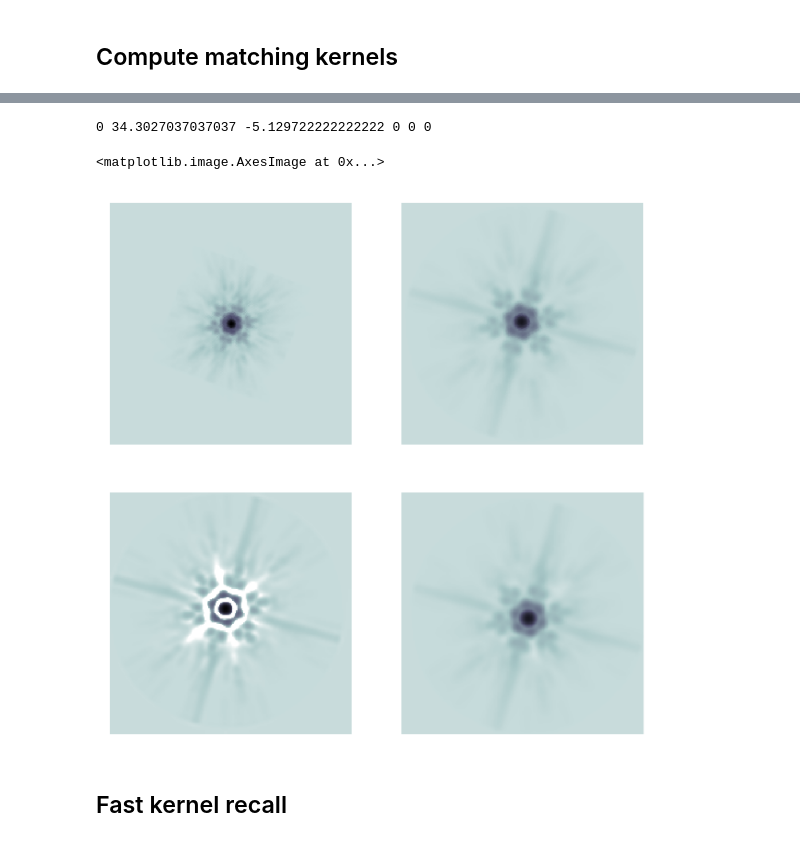
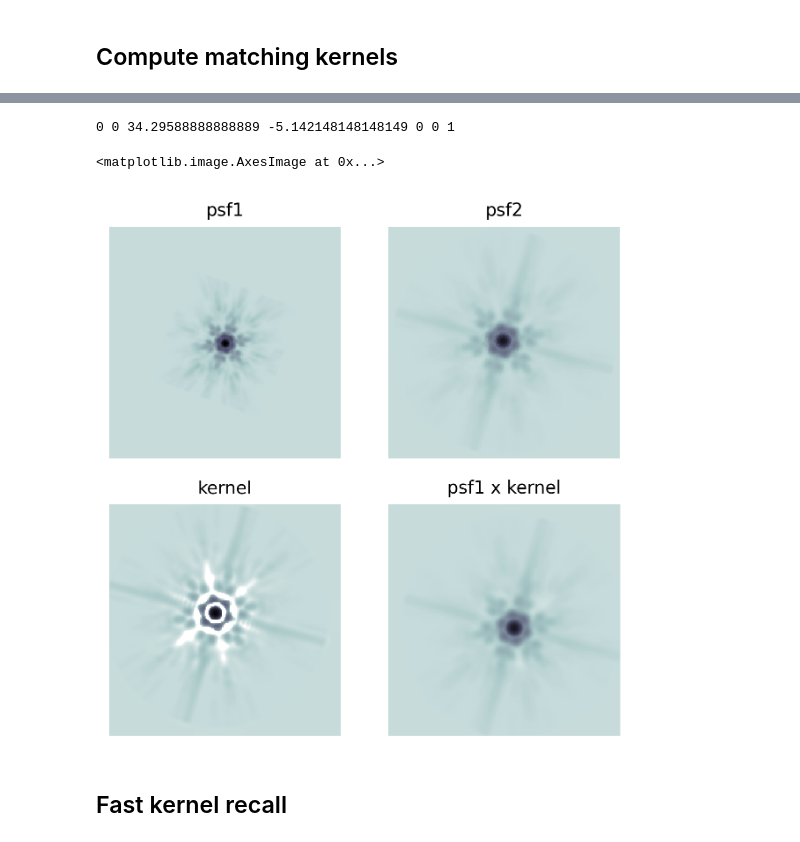
Before and after one commit to ivolabbe/mophongo, a Jupyter notebook: examples/make_kernels.ipynb, the cells around one changed output, grey strips where cells are left out. Drawn from its saved outputs; the diff is of its cells as text; code cells hidden in the pictures.

```diff
--- a/examples/make_kernels.ipynb
+++ b/examples/make_kernels.ipynb
@@ -2,15 +2,13 @@
 # PSF Matching Kernels
 # %%
 import numpy as np
+from pathlib import Path
 import matplotlib.pyplot as plt
-from pathlib import Path
-import importlib
+import matplotlib as mpl
+mpl.rcParams['font.size'] = 8
 
 from mophongo.psf_map import PSFRegionMap
-import mophongo.psf
-importlib.reload(mophongo.psf)
-from mophongo.psf import DrizzlePSF, PSF
-from astropy.io import fits
+from mophongo.psf import DrizzlePSF
 # %% [output]
 The following task in the stsci.skypac package can be run with TEAL:
                                     skymatch
@@ -129,40 +133,42 @@ from mophongo.templates import _convolve2d
 from astropy.io import fits
 
 # load region maps and associated psfs/kerneps if .fits files exist
-prm1  = PSFRegionMap.from_geojson('../data/uds-test_f444w_psf.geojson')
-prm2  = PSFRegionMap.from_geojson('../data/uds-test_f770w_psf.geojson')
-prmk  = PSFRegionMap.from_geojson('../data/uds-test_kernel_f444w_to_f770w.geojson')
+prm1  = PSFRegionMap.from_geojson('../data/uds-test-f444w_psf.geojson')
+prm2  = PSFRegionMap.from_geojson('../data/uds-test-f770w_psf.geojson')
+prmk  = PSFRegionMap.from_geojson('../data/uds-test-f444w_kernel_f770w.geojson')
 
 # test kernel lookup for region 0 by extracting the ra, dec, and region index
 i=0
 ra, dec = prmk.regions.loc[i].geometry.centroid.xy
 psf_index = prmk.regions.loc[i].psf_key
 
 # should give idx_k = 0, with idx_1 and idx_2 being the keys for the PSFs in prm1 and prm2
 idx_k  = prmk.lookup_key(ra[0], dec[0])
 idx_1, idx_2 = prmk.regions.loc[psf_index][['psf_key_1', 'psf_key_2']]
 print(i, psf_index, ra[0], dec[0], idx_k, idx_1, idx_2)
 
 # extract psfs and kernel at ra,dec for region i
 psf1 = prm1.psfs[idx_1]
 psf2 = prm2.psfs[idx_2]
 kernel = prmk.psfs[idx_k]
 
 # convolve PSF with kernel
 psf1c =  _convolve2d(psf1, kernel)
 
 kws = dict(vmin=-5.3, vmax=-1.5, cmap='bone_r', origin='lower', interpolation='nearest')
 fig, ax = plt.subplots(2,2)
 ax = ax.flatten()
-for a in ax: a.set_axis_off()
+for a,title in zip(ax,['psf1', 'psf2', 'kernel', 'psf1 x kernel']):
+    a.set_title(title)
+    a.set_axis_off()
 ax[0].imshow(np.log10(psf1+2e-5),**kws)
 ax[1].imshow(np.log10(psf2+2e-5),**kws)
 ax[2].imshow(np.log10(kernel+2e-5),**kws)
 ax[3].imshow(np.log10(psf1c+2e-5),**kws)
 # %% [output]
-0 34.3027037037037 -5.129722222222222 0 0 0
+0 0 34.29588888888889 -5.142148148148149 0 0 1
 <matplotlib.image.AxesImage at 0x...>
-[figure, old version]
+[figure, new version]
 # %% [markdown]
 ## Fast kernel recall
 # %%
```
Also changed, not shown: parts of 2 cells of this notebook, 28 other files.
